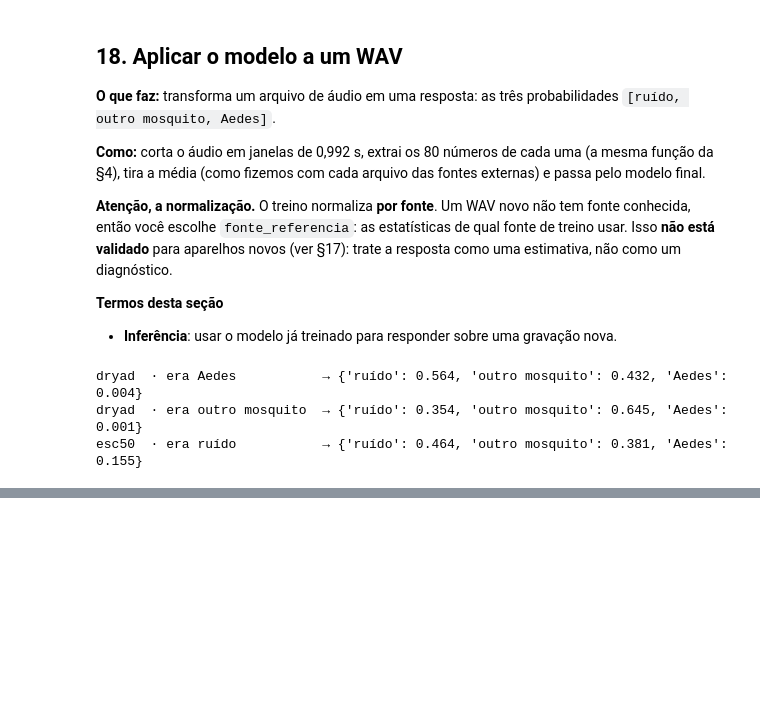
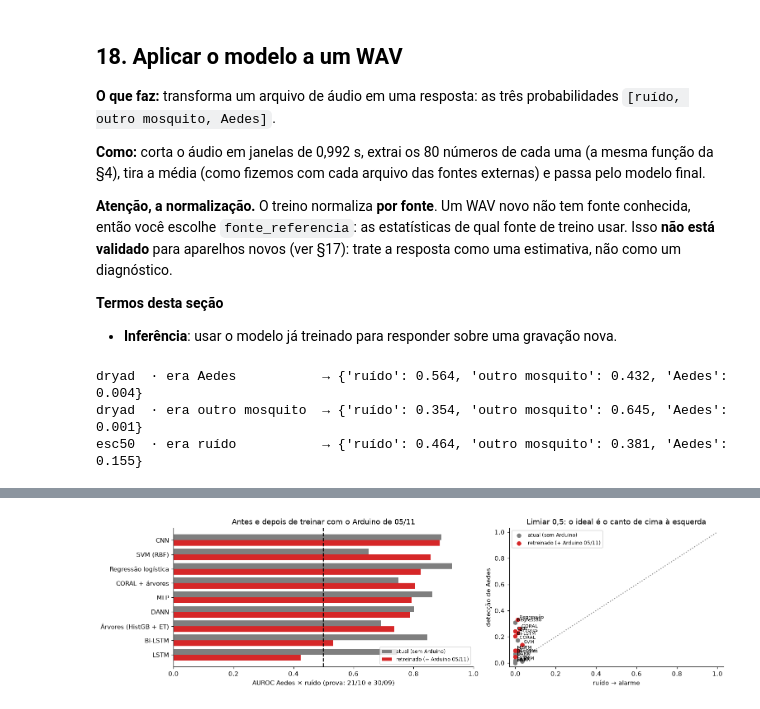
Before and after one commit to Lciarallo/mosquito-wingbeat, a Jupyter notebook: notebooks/detector_ternario_treinamento_teste_aplicacao.ipynb, the cells around one changed output, grey strips where cells are left out. Cells and saved outputs as stored; diff of their text form; code cells hidden in the pictures; blank space fills up the shorter version.

```diff
--- a/notebooks/detector_ternario_treinamento_teste_aplicacao.ipynb
+++ b/notebooks/detector_ternario_treinamento_teste_aplicacao.ipynb
@@ -1652,0 +1740,26 @@ display(por_arquivo.style.format({c: '{:.0%}' for c in por_arquivo.columns if no
+# %%
+arq_tr = CACHE / 'arduino_treino_outros_dias.json'
+res_tr = json.loads(arq_tr.read_text()) if arq_tr.exists() and not RECALCULAR_RANKING else {}
+if res_tr.get('_n') != [NA, NT]: res_tr = {'_n': [NA, NT]}          # os dados mudaram: refaz
+for tipo in NOMES:
+    if tipo in res_tr: continue
+    t0 = time.time(); res_tr[tipo] = {}
+    for nome_t, tr in TREINOS.items():
+        notas = []
+        for s in SEMENTES:                                               # 3 repetições, como na §10
+            p_m, p_a = cascata(tipo, DADOS2[tipo], tr, IT, s, Y2, F2, D2); notas.append([p_m, p_m * p_a])
+        res_tr[tipo][nome_t] = np.mean(notas, axis=0).round(5).tolist()  # média das 3 repetições
+    arq_tr.write_text(json.dumps(res_tr))
+    print(f'{NOMES[tipo][0]:24s} {(time.time() - t0) / 60:.1f} min', flush=True)
+
+linhas = []
+for tipo in NOMES:
+    for nome_t in TREINOS:
+        p_m, nota = map(np.array, res_tr[tipo][nome_t])
+        m = medidas_arduino(p_m, nota, YT)
+        linhas.append({'modelo': NOMES[tipo][0], 'treino': nome_t, **{k: m[k] for k in ('AUROC Aedes×ruído', 'detecção (0,5)', 'ruído→alarme (0,5)', 'precisão (0,5)', 'ruído→"mosquito"')},
+                       **{f'AUROC {s_}': roc_auc_score(YT[SES == s_] == 2, nota[SES == s_]) for s_ in ('21/10', '30/09')}})
+tab_tr = pd.DataFrame(linhas)
+ordem_tr = tab_tr[tab_tr.treino.str.startswith('retreinado')].sort_values('AUROC Aedes×ruído', ascending=False).modelo.tolist()
+tab_tr = tab_tr.set_index(['modelo', 'treino']).loc[ordem_tr]
+display(tab_tr.style.format({c: '{:.0%}' for c in tab_tr.columns if 'AUROC' not in c} | {c: '{:.2f}' for c in tab_tr.columns if 'AUROC' in c}))
@@ -1652,0 +1794,16 @@ display(por_arquivo.style.format({c: '{:.0%}' for c in por_arquivo.columns if no
+# %%
+fig, ax = plt.subplots(1, 2, figsize=(14, 4), gridspec_kw={'width_ratios': [1.4, 1]})
+pos = np.arange(len(ordem_tr))
+for d_, (nome_t, cor) in zip([-.2, .2], [('atual (sem Arduino)', 'tab:gray'), ('retreinado (+ Arduino 05/11)', 'tab:red')]):
+    ax[0].barh(pos + d_, [tab_tr.loc[(m, nome_t), 'AUROC Aedes×ruído'] for m in ordem_tr], .4, color=cor, label=nome_t)
+ax[0].axvline(.5, color='k', ls='--'); ax[0].set_yticks(pos, ordem_tr); ax[0].invert_yaxis(); ax[0].set_xlim(0, 1)
+ax[0].set_xlabel('AUROC Aedes × ruído (prova: 21/10 e 30/09)'); ax[0].legend(fontsize=8, loc='lower right'); ax[0].set_title('Antes e depois de treinar com o Arduino de 05/11')
+for nome_t, cor in [('atual (sem Arduino)', 'tab:gray'), ('retreinado (+ Arduino 05/11)', 'tab:red')]:
+    v = tab_tr.xs(nome_t, level='treino').loc[ordem_tr]
+    ax[1].scatter(v['ruído→alarme (0,5)'], v['detecção (0,5)'], color=cor, label=nome_t)
+    for m, r_ in v.iterrows(): ax[1].annotate(m.split(' ')[0], (r_['ruído→alarme (0,5)'], r_['detecção (0,5)']), fontsize=7, xytext=(3, 2), textcoords='offset points')
+ax[1].set_xlim(-.03, 1.03); ax[1].set_ylim(-.03, 1.03); ax[1].plot([0, 1], [0, 1], ':', color='gray')
+ax[1].set_xlabel('ruído → alarme'); ax[1].set_ylabel('detecção de Aedes'); ax[1].legend(fontsize=8); ax[1].set_title('Limiar 0,5: o ideal é o canto de cima à esquerda')
+plt.tight_layout(); plt.show()
+# %% [output]
+[figure, added]
```
Also changed, not shown: parts of 33 cells of this notebook, 2 other files.
